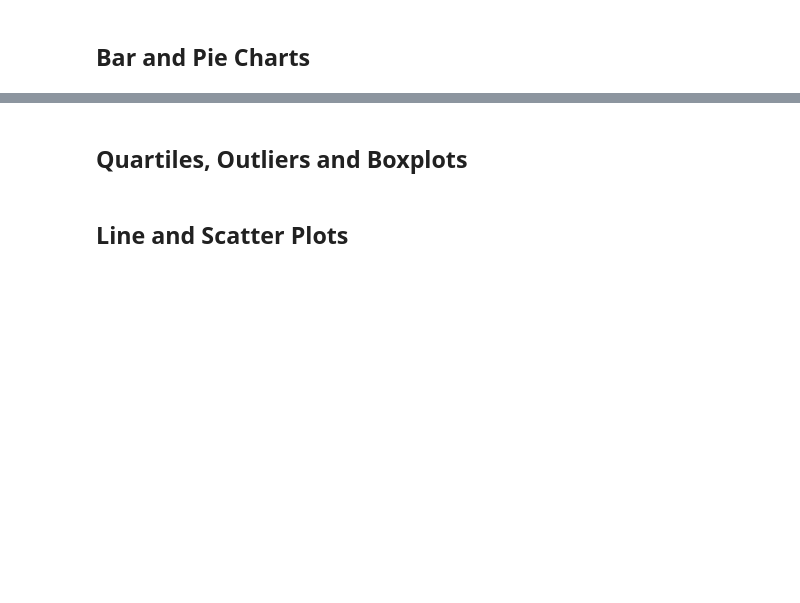
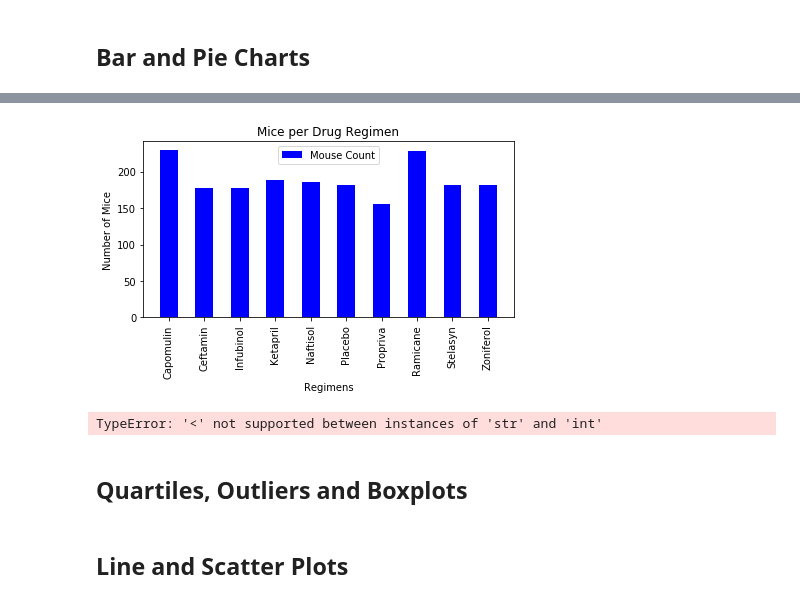
Before and after one commit to JDICKENSON91/Matplotlib_challenge, a Jupyter notebook: pymaceuticals.ipynb, the cells around one changed output, grey strips where cells are left out. Cells and saved outputs as stored; diff of their text form; code cells hidden in the pictures; blank space fills up the shorter version.

```diff
--- a/pymaceuticals.ipynb
+++ b/pymaceuticals.ipynb
@@ -95,2 +148,18 @@ cleaned_list["Mouse ID"].count()
 # %%
 # Generate a bar plot showing the total number of mice for each treatment throughout the course of the study using pyplot.
+
+count_bar = cleaned_list.groupby(['Drug Regimen']).count()
+count_bar
+
+
+
+plt.bar(count_bar.index.values,count_bar["Mouse ID"],color='blue', alpha=1, align="center",width =0.5, label = "Mouse Count")
+plt.title("Mice per Drug Regimen")
+plt.xlabel("Regimens")
+plt.ylabel("Number of Mice")
+plt.xticks(rotation="vertical")
+plt.legend(loc="best")
+plt.tight_layout()
+plt.bar;
+# %% [output]
+[figure, added]
@@ -99,3 +166,16 @@ cleaned_list["Mouse ID"].count()
+# %%
+# Generate a pie plot showing the distribution of female versus male mice using pandas
+sex_count = pd.DataFrame(cleaned_list.groupby(['Sex']).count())
+sex_count = sex_count.drop(["Age_months","Weight (g)","Timepoint","Metastatic Sites","Tumor Volume (mm3)","Drug Regimen"], axis=1)
+sex_count = pd.DataFrame(sex_count.reset_index())
+sex_count
+sex_plot = sex_count.plot.pie(y='Sex', figsize=(5, 5))
+#sex_count_pie = sex_count.plot(kind="bar")
+#plt.title("Sex of Mice")
+#plt.tight_layout()
+#sex_count_plot;
+# %% [output]
+TypeError: '<' not supported between instances of 'str' and 'int'
 # %%
 # Generate a pie plot showing the distribution of female versus male mice using pyplot
 # %% [markdown]
```
Also changed, not shown: parts of 6 cells of this notebook.
